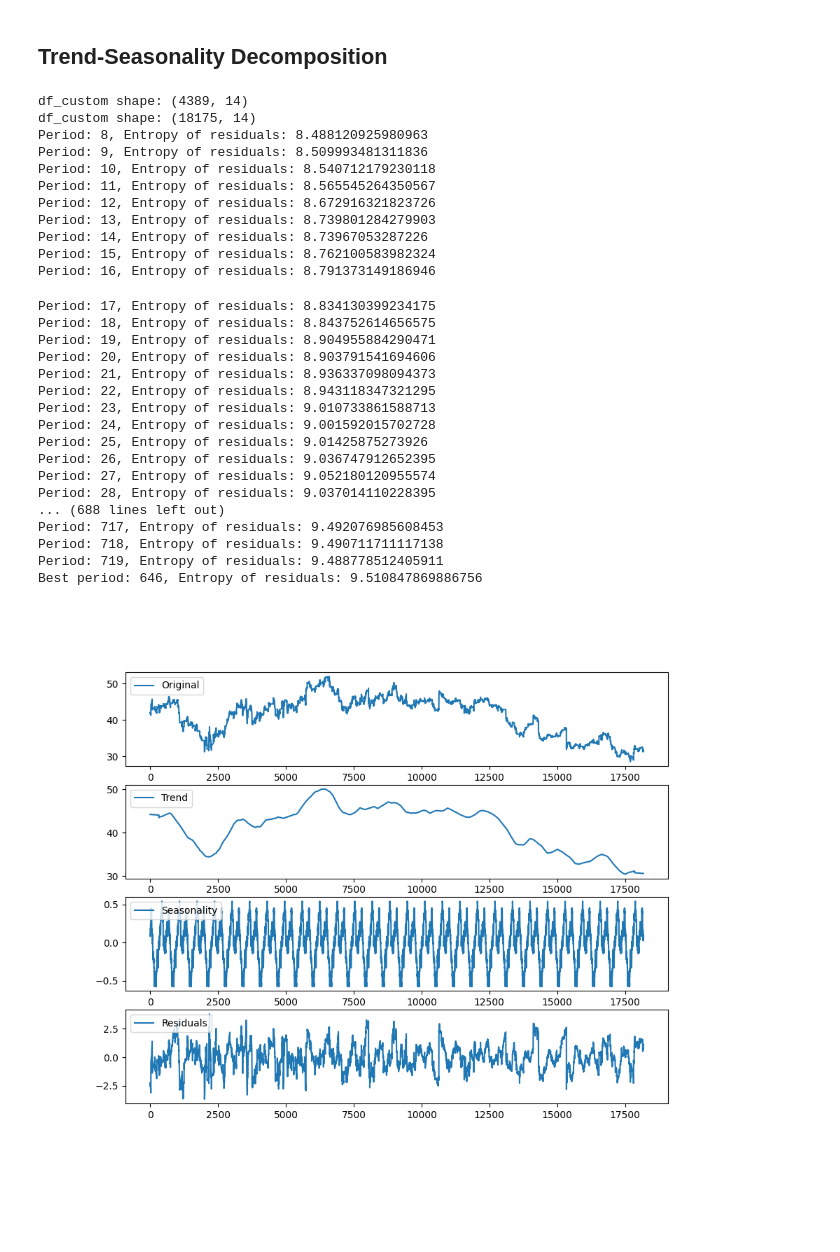
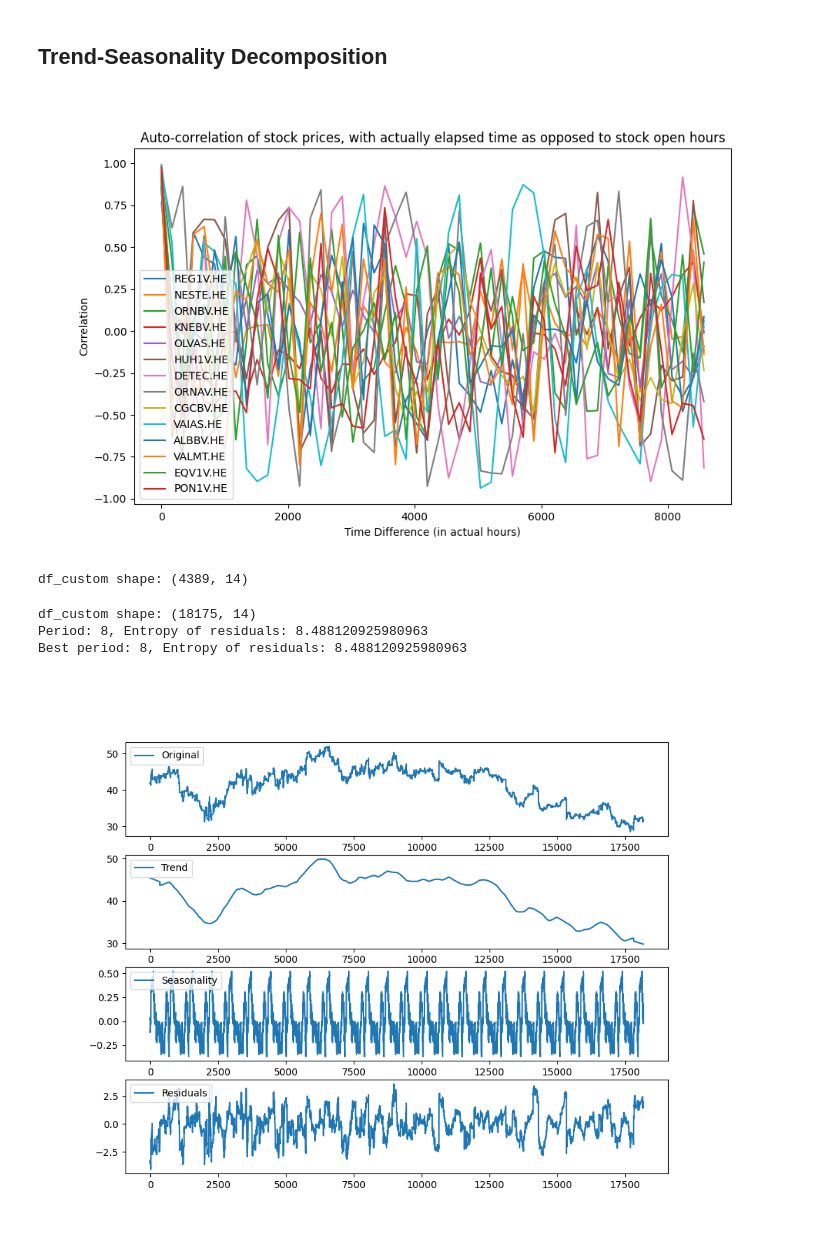
Before and after one commit to ilmari99/stonk-prediction, a Jupyter notebook: data_visualization_timedelta.ipynb, the cells around one changed output. Drawn from its saved outputs; the diff is of its cells as text; code cells hidden in the pictures; blank space fills up the shorter version.

```diff
--- a/data_visualization_timedelta.ipynb
+++ b/data_visualization_timedelta.ipynb
@@ -190,5 +190,20 @@ Stock: PON1V.HE, Time Diff: 8, Correlation: 0.9955026924811347
 # %% [markdown]
 ## Trend-Seasonality Decomposition
+# %%
+# Plot the auto-correlations
+fig, ax = plt.subplots(figsize=(10, 6))
+tds = list(range(time_diffs[0], time_diffs[1]+1,time_diffs[2]))
+for stock in stock_names:
+    ax.plot(tds, stock_auto_corrs[stock], label=stock)
+
+ax.set_xlabel("Time Difference (in actual hours)")
+ax.set_ylabel("Correlation")
+ax.set_title("Auto-correlation of stock prices, with actually elapsed time as opposed to stock open hours")
+
+plt.legend()
+plt.show()
+# %% [output]
+[figure, added]
 # %%
 # Decompose PON1V.HE into trend, seasonal and residual components
 from statsmodels.tsa.seasonal import seasonal_decompose
@@ -224,61 +239,37 @@ print(f"df_custom shape: {df_custom.shape}")
 
 
 
 stock_name = "NESTE.HE"
 stock = df_custom[stock_name]
 
 # Check different periods, and measure the entropy of the residuals
 best_period = 8
 most_entropy = 0
-for period in range(8, 24*30, 1):
+for period in range(8, 9, 1):
     result = seasonal_decompose(stock, model='additive', period=period, extrapolate_trend=1)
     entropy_resid = entropy(result.resid)
     print(f"Period: {period}, Entropy of residuals: {entropy_resid}")
-    if entropy_resid < most_entropy:
+    if entropy_resid > most_entropy:
         most_entropy = entropy_resid
         best_period = period
 print(f"Best period: {best_period}, Entropy of residuals: {most_entropy}")
 
-result = seasonal_decompose(stock, model='additive', period=best_period, extrapolate_trend="freq")
+result = seasonal_decompose(stock, model='additive', period=30*24, extrapolate_trend="freq")
 
 # Plot
 fig, axes = plt.subplots(4, 1, figsize=(10, 8))
 axes[0].plot(stock, label='Original')
 axes[0].legend(loc='upper left')
 axes[1].plot(result.trend, label='Trend')
 axes[1].legend(loc='upper left')
 axes[2].plot(result.seasonal, label='Seasonality')
 axes[2].legend(loc='upper left')
 axes[3].plot(result.resid, label='Residuals')
 axes[3].legend(loc='upper left')
 plt.show()
 # %% [output]
 df_custom shape: (4389, 14)
-df_custom shape: (18175, 14)
-Period: 8, Entropy of residuals: 8.488120925980963
-Period: 9, Entropy of residuals: 8.509993481311836
-Period: 10, Entropy of residuals: 8.540712179230118
-Period: 11, Entropy of residuals: 8.565545264350567
-Period: 12, Entropy of residuals: 8.672916321823726
-Period: 13, Entropy of residuals: 8.739801284279903
-Period: 14, Entropy of residuals: 8.73967053287226
-Period: 15, Entropy of residuals: 8.762100583982324
-Period: 16, Entropy of residuals: 8.791373149186946
-Period: 17, Entropy of residuals: 8.834130399234175
-Period: 18, Entropy of residuals: 8.843752614656575
-Period: 19, Entropy of residuals: 8.904955884290471
-Period: 20, Entropy of residuals: 8.903791541694606
-Period: 21, Entropy of residuals: 8.936337098094373
-Period: 22, Entropy of residuals: 8.943118347321295
-Period: 23, Entropy of residuals: 9.010733861588713
-Period: 24, Entropy of residuals: 9.001592015702728
-Period: 25, Entropy of residuals: 9.01425875273926
-Period: 26, Entropy of residuals: 9.036747912652395
-Period: 27, Entropy of residuals: 9.052180120955574
-Period: 28, Entropy of residuals: 9.037014110228395
-... (688 lines left out)
-Period: 717, Entropy of residuals: 9.492076985608453
-Period: 718, Entropy of residuals: 9.490711711117138
-Period: 719, Entropy of residuals: 9.488778512405911
-Best period: 646, Entropy of residuals: 9.510847869886756
+df_custom shape: (18175, 14)
+Period: 8, Entropy of residuals: 8.488120925980963
+Best period: 8, Entropy of residuals: 8.488120925980963
-[figure, old version]
+[figure, new version]
```
Also changed, not shown: parts of 2 cells of this notebook.
